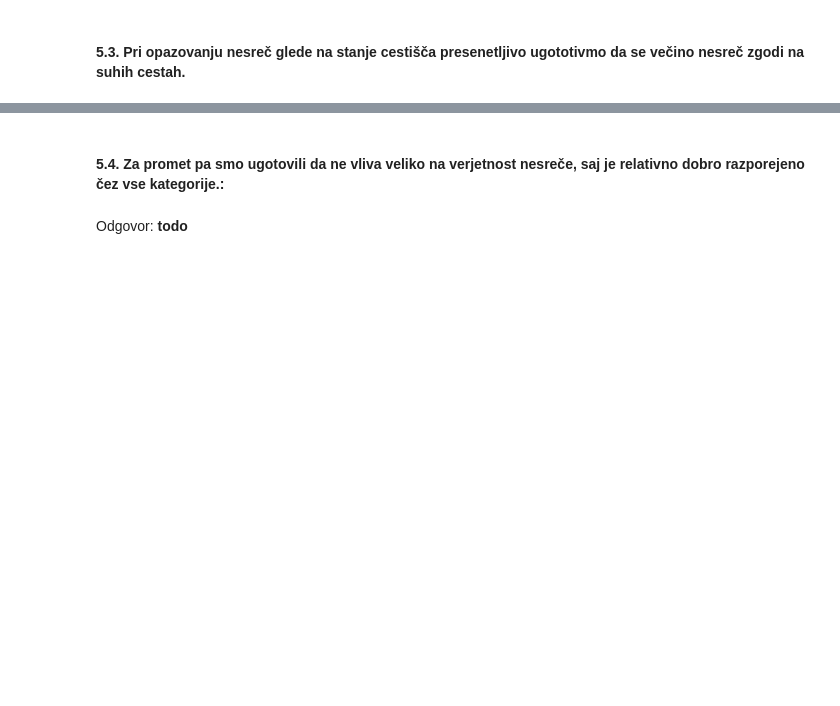
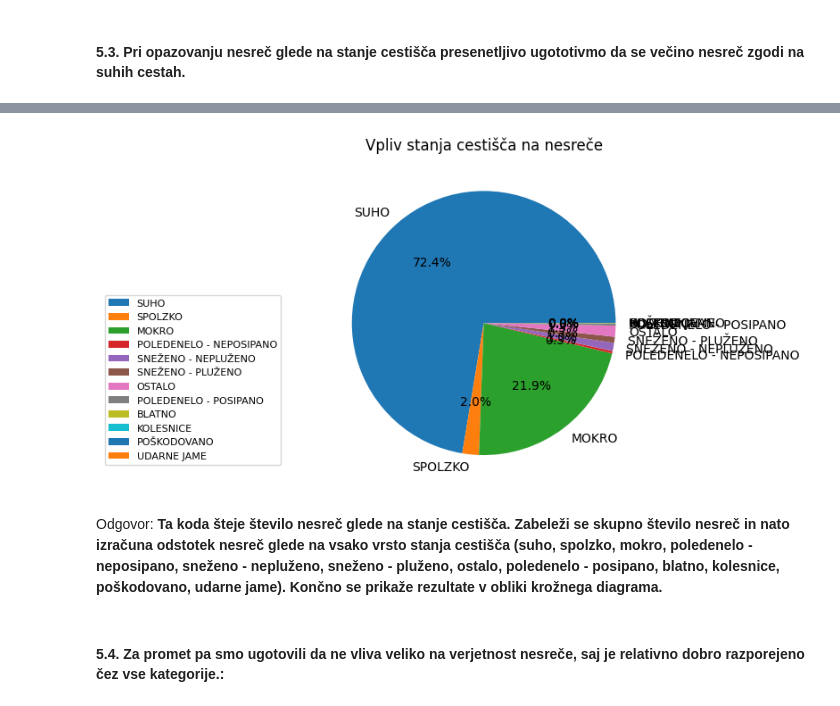
Before and after one commit to UrhPercic/PR22UMZ, a Jupyter notebook: report.ipynb, the cells around one changed output, grey strips where cells are left out. Cells and saved outputs as stored; diff of their text form; code cells hidden in the pictures; blank space fills up the shorter version.

```diff
--- a/report.ipynb
+++ b/report.ipynb
@@ -167,2 +236,58 @@ Odgovor: **todo**
+# %%
+import os
+import csv
+import matplotlib.pyplot as plt
+total_accidents = 0
+dry, slipery, wet, icy_not_sprinkled, snow_not_plowed, snow_plowed, other, icy_sprinkled, muddy, tracks, damaged, potholes = 0, 0, 0, 0, 0, 0, 0, 0, 0, 0, 0, 0
+for row in combined_data:
+    surface = row[18]
+    total_accidents += 1
+    if surface == 'SUHO':
+        dry += 1
+    if surface == 'SPOLZKO':
+        slipery += 1
+    if surface == 'MOKRO':
+        wet += 1
+    if surface == 'POLEDENELO - NEPOSIPANO':
+        icy_not_sprinkled += 1
+    if surface == 'SNEŽENO - NEPLUŽENO':
+        snow_not_plowed += 1
+    if surface == 'SNEŽENO - PLUŽENO':
+        snow_plowed += 1
+    if surface == 'OSTALO':
+        other += 1
+    if surface == 'POLEDENELO - POSIPANO':
+        icy_sprinkled += 1
+    if surface == 'BLATNO':
+        muddy += 1
+    if surface == 'KOLESNICE':
+        tracks += 1
+    if surface == 'POŠKODOVANO':
+        damaged += 1
+    if surface == 'UDARNE JAME':
+        potholes += 1
+percent_dry = dry / total_accidents * 100
+percent_slipery = slipery / total_accidents * 100
+percent_wet = wet / total_accidents * 100
+percent_icy_not_sprinkled = icy_not_sprinkled / total_accidents * 100
+percent_snow_not_plowed = snow_not_plowed / total_accidents * 100
+percent_snow_plowed = snow_plowed / total_accidents * 100
+percent_other = other / total_accidents * 100
+percent_icy_sprinkled = icy_sprinkled / total_accidents * 100
+percent_muddy = muddy / total_accidents * 100
+percent_tracks = tracks / total_accidents * 100
+percent_damaged = damaged / total_accidents * 100
+percent_potholes = potholes / total_accidents * 100
+labels = ['SUHO', 'SPOLZKO', 'MOKRO', 'POLEDENELO - NEPOSIPANO', 'SNEŽENO - NEPLUŽENO', 'SNEŽENO - PLUŽENO', 'OSTALO', 'POLEDENELO - POSIPANO', 'BLATNO', 'KOLESNICE', 'POŠKODOVANO', 'UDARNE JAME']
+percentages = [float(percent_dry), float(percent_slipery), float(percent_wet), float(percent_icy_not_sprinkled), float(percent_snow_not_plowed), float(percent_snow_plowed), float(percent_other), float(percent_icy_sprinkled), float(percent_muddy), float(percent_tracks), float(percent_damaged), float(percent_potholes)]
+fig, ax = plt.subplots()
+ax.pie(percentages, labels=labels, autopct='%1.1f%%')
+ax.set_title('Vpliv stanja cestišča na nesreče')
+plt.legend(bbox_to_anchor=(-0.1, .6), fontsize=8)
+plt.show()
+# %% [output]
+[figure, added]
+# %% [markdown]
+Odgovor: **Ta koda šteje število nesreč glede na stanje cestišča. Zabeleži se skupno število nesreč in nato izračuna odstotek nesreč glede na vsako vrsto stanja cestišča (suho, spolzko, mokro, poledenelo - neposipano, sneženo - nepluženo, sneženo - pluženo, ostalo, poledenelo - posipano, blatno, kolesnice, poškodovano, udarne jame). Končno se prikaže rezultate v obliki krožnega diagrama.**
 # %% [markdown]
 #### 5.4. Za promet pa smo ugotovili da ne vliva veliko na verjetnost nesreče, saj je relativno dobro razporejeno čez vse kategorije.:
@@ -171,2 +293,0 @@ Odgovor: **todo**
-# %% [markdown]
-Odgovor: **todo**
```
Also changed, not shown: parts of 11 cells of this notebook.
